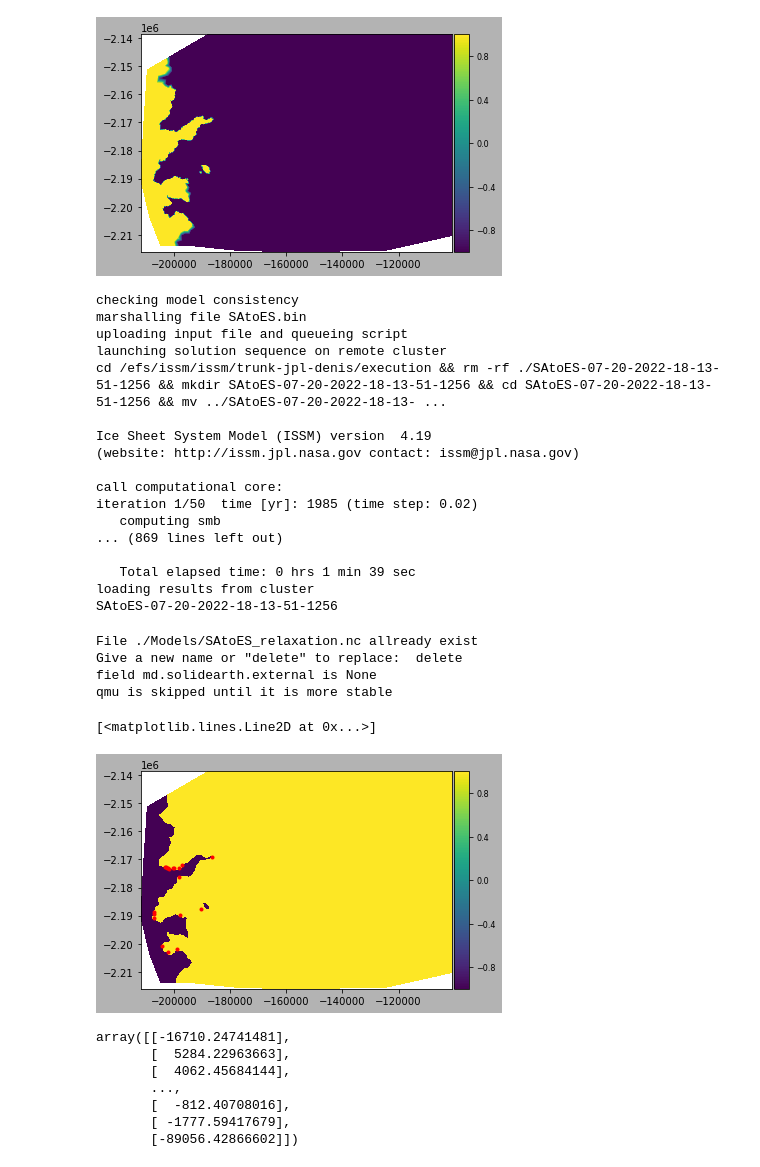
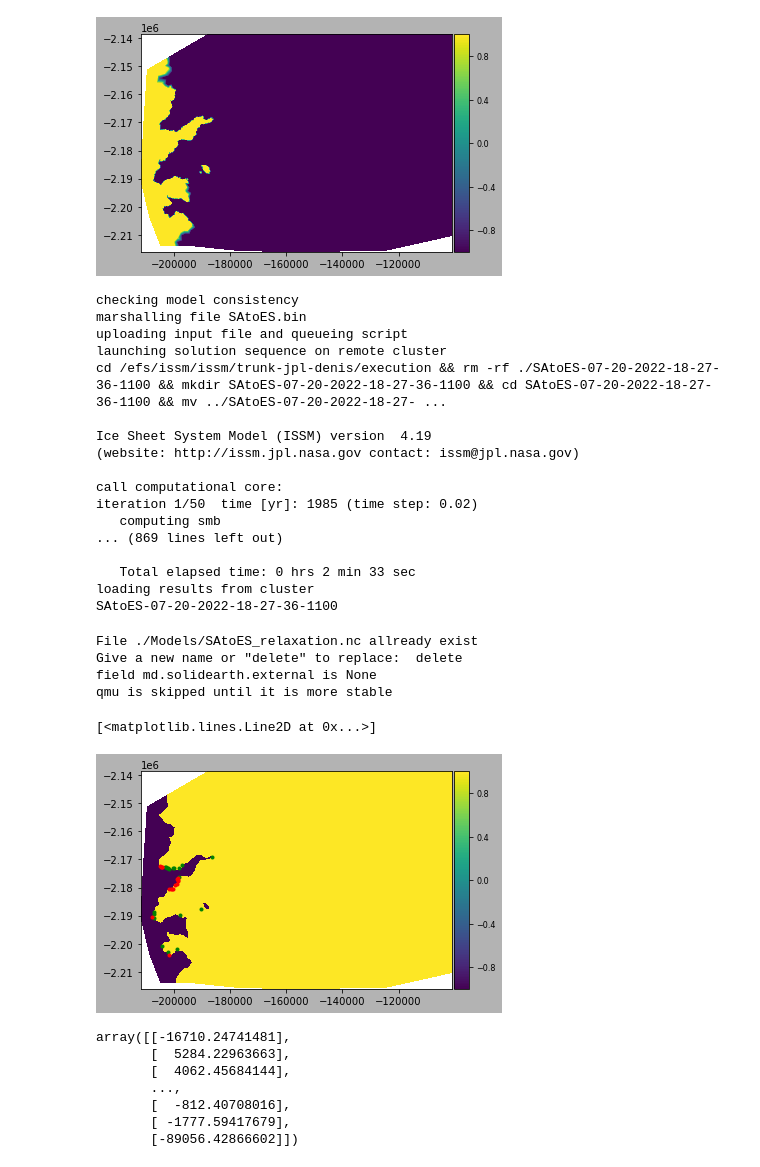
Before and after one commit to dfelikson/GrIS_Outlet_Glacier_Seasonal_dhdt, a Jupyter notebook: relaxation.ipynb, the cells around one changed output. Cells and saved outputs as stored; diff of their text form; code cells hidden in the pictures.

```diff
--- a/relaxation.ipynb
+++ b/relaxation.ipynb
@@ -73,7 +71,7 @@ md.groundingline.migration = 'SubelementMigration'
 # We set the calving model (no moving front ... spclevelset is actually ignored)
 from calvingvonmises import calvingvonmises
 md.calving = calvingvonmises()
-md.calving.stress_threshold_groundedice = md.calving.stress_threshold_groundedice * 0.5
+md.calving.stress_threshold_groundedice = md.calving.stress_threshold_groundedice * 0.1
 md.levelset.spclevelset = np.nan * np.ones([md.mesh.numberofvertices,1])
 #md.calving.calvingrate = np.zeros([md.mesh.numberofvertices,1])
 md.frontalforcings.meltingrate = np.zeros([md.mesh.numberofvertices,1])
@@ -97,7 +95,7 @@ checking model consistency
 marshalling file SAtoES.bin
 uploading input file and queueing script
 launching solution sequence on remote cluster
-cd /efs/issm/issm/trunk-jpl-denis/execution && rm -rf ./SAtoES-07-20-2022-18-13-51-1256 && mkdir SAtoES-07-20-2022-18-13-51-1256 && cd SAtoES-07-20-2022-18-13-51-1256 && mv ../SAtoES-07-20-2022-18-13- ...
+cd /efs/issm/issm/trunk-jpl-denis/execution && rm -rf ./SAtoES-07-20-2022-18-27-36-1100 && mkdir SAtoES-07-20-2022-18-27-36-1100 && cd SAtoES-07-20-2022-18-27-36-1100 && mv ../SAtoES-07-20-2022-18-27- ...
 
 Ice Sheet System Model (ISSM) version  4.19
 (website: http://issm.jpl.nasa.gov contact: issm@jpl.nasa.gov)
@@ -107,9 +105,9 @@ iteration 1/50  time [yr]: 1985 (time step: 0.02)
    computing smb
 ... (869 lines left out)
 
-   Total elapsed time: 0 hrs 1 min 39 sec
+   Total elapsed time: 0 hrs 2 min 33 sec
 loading results from cluster
-SAtoES-07-20-2022-18-13-51-1256
+SAtoES-07-20-2022-18-27-36-1100
 # %%
 from export_netCDF import export_netCDF
 
@@ -126,21 +124,29 @@ qmu is skipped until it is more stable
 # %%
 time = [md.results.TransientSolution[i].time for i in range(len(md.results.TransientSolution))]
 VAF = [md.results.TransientSolution[i].IceVolumeAboveFloatation for i in range(len(md.results.TransientSolution))]
 
-idx = np.logical_and(np.array(md.results.TransientSolution[5].MaskIceLevelset).ravel() <= 0, \
-                     np.array(md.mask.ice_levelset) > 0)
-pos = np.where(idx)[0]
+# Look for terminus advance
+idx = np.logical_and(np.array(md.mask.ice_levelset) > 0, \
+                     np.array(md.results.TransientSolution[5].MaskIceLevelset).ravel() <= 0)
+pos_advance = np.where(idx)[0]
+
+# Look for terminus retreat
+idx = np.logical_and(np.array(md.mask.ice_levelset) < 0, \
+                     np.array(md.results.TransientSolution[5].MaskIceLevelset).ravel() >= 0)
+pos_retreat = np.where(idx)[0]
 
 #fig = plt.figure(figsize=(10,10))
 #plotmodel(md, 'data', np.array(md.mask.ice_levelset), \
 #              'data', np.array(md.results.TransientSolution[5].MaskIceLevelset).ravel(), \
 #              'caxis#all', [-1., +1.])
 plotmodel(md, 'data', np.array(md.mask.ice_levelset) - np.array(md.results.TransientSolution[5].MaskIceLevelset).ravel(), \
               'caxis#all', [-1, +1])
-plt.plot(md.mesh.x[pos], md.mesh.y[pos], 'r.')
+
+plt.plot(md.mesh.x[pos_advance], md.mesh.y[pos_advance], 'g.')
+plt.plot(md.mesh.x[pos_retreat], md.mesh.y[pos_retreat], 'r.')
 # %% [output]
 [<matplotlib.lines.Line2D at 0x...>]
-[figure, old version]
+[figure, new version]
 # %%
 md.results.TransientSolution[5].MaskIceLevelset
 # %% [output]
```
Also changed, not shown: parts of 1 cell of this notebook.
